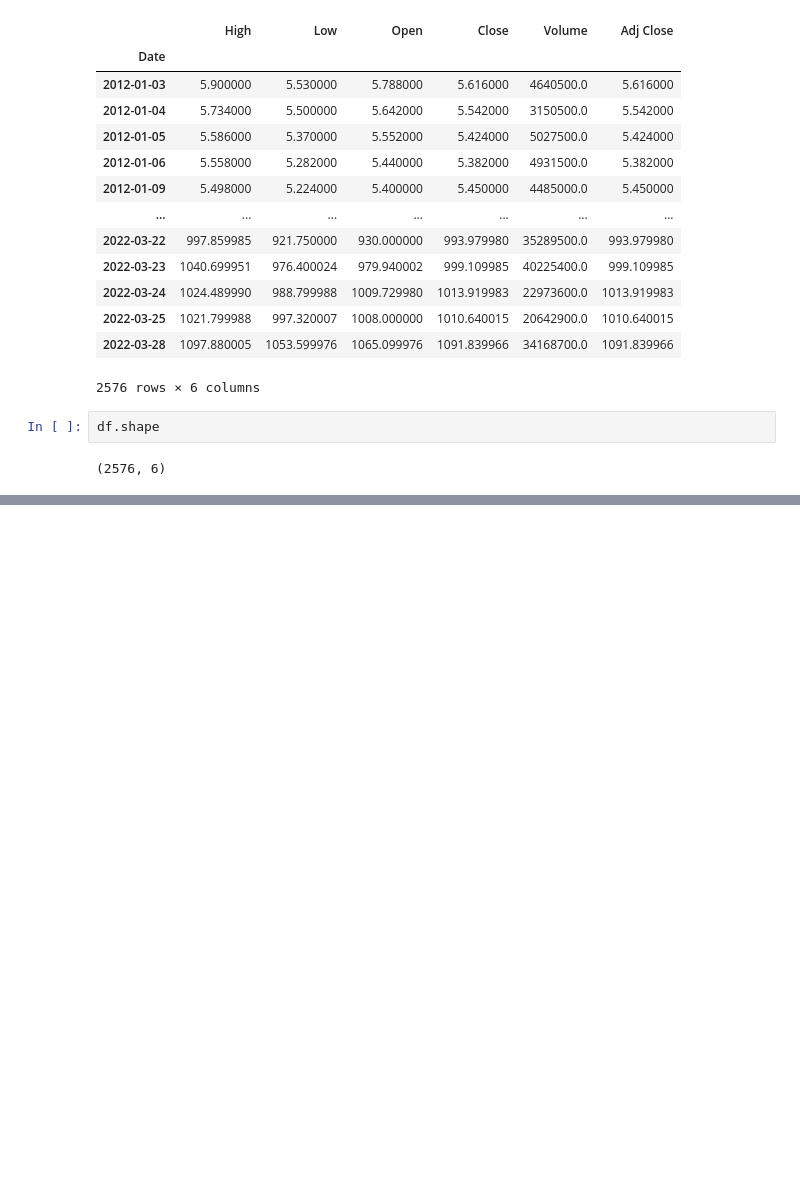
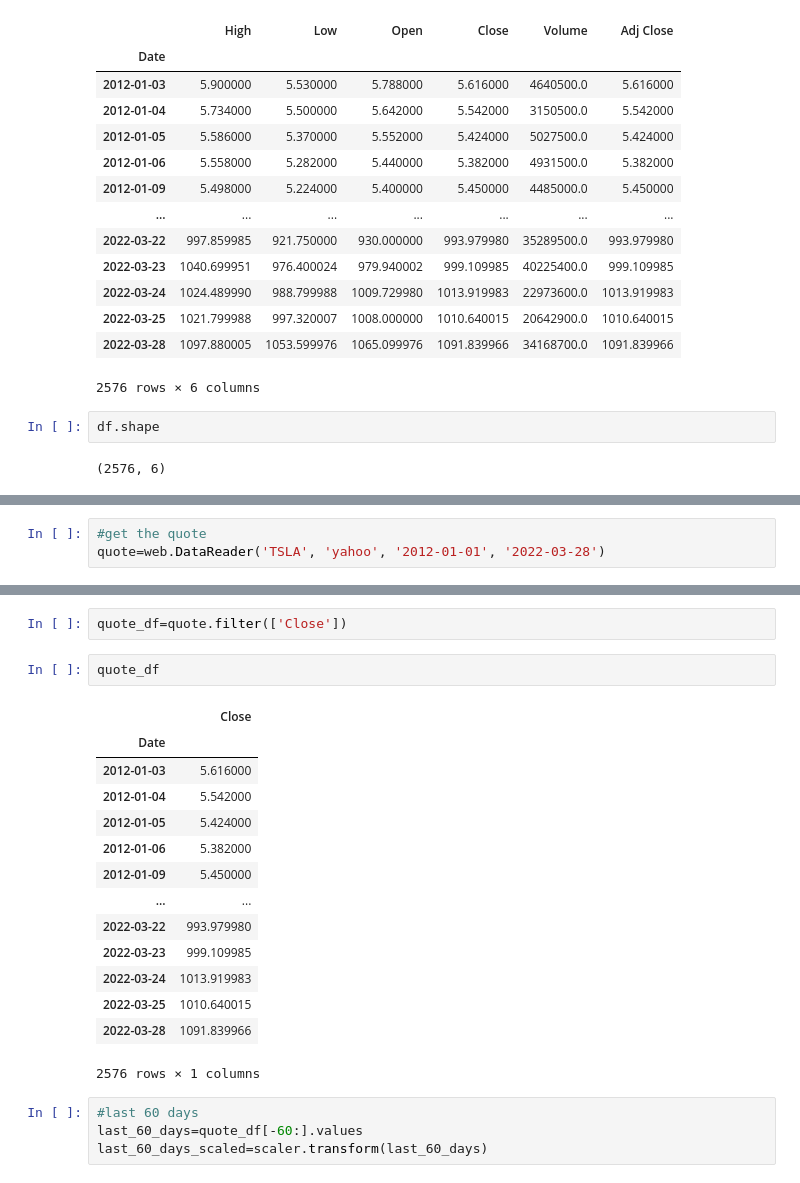
Before and after one commit to palakagl/AI-in-Finance, a Jupyter notebook: Stock_Price_Prediction_LSTM.ipynb, the cells around one changed output, grey strips where cells are left out. Saved outputs shown, nothing was run; the diff lists cells and outputs as text; blank space fills up the shorter version.

```diff
--- a/Stock_Price_Prediction_LSTM.ipynb
+++ b/Stock_Price_Prediction_LSTM.ipynb
@@ -82,0 +249,3 @@ df.shape
+# %%
+#get the quote
+quote=web.DataReader('TSLA', 'yahoo', '2012-01-01', '2022-03-28')
@@ -82,0 +269,23 @@ df.shape
+# %%
+quote_df=quote.filter(['Close'])
+# %%
+quote_df
+# %% [output]
+|  | Close |
+| Date |  |
+| 2012-01-03 | 5.616000 |
+| 2012-01-04 | 5.542000 |
+| 2012-01-05 | 5.424000 |
+| 2012-01-06 | 5.382000 |
+| 2012-01-09 | 5.450000 |
+| ... | ... |
+| 2022-03-22 | 993.979980 |
+| 2022-03-23 | 999.109985 |
+| 2022-03-24 | 1013.919983 |
+| 2022-03-25 | 1010.640015 |
+| 2022-03-28 | 1091.839966 |
+2576 rows × 1 columns
+# %%
+#last 60 days
+last_60_days=quote_df[-60:].values
+last_60_days_scaled=scaler.transform(last_60_days)
```
Also changed, not shown: parts of 34 cells of this notebook.
